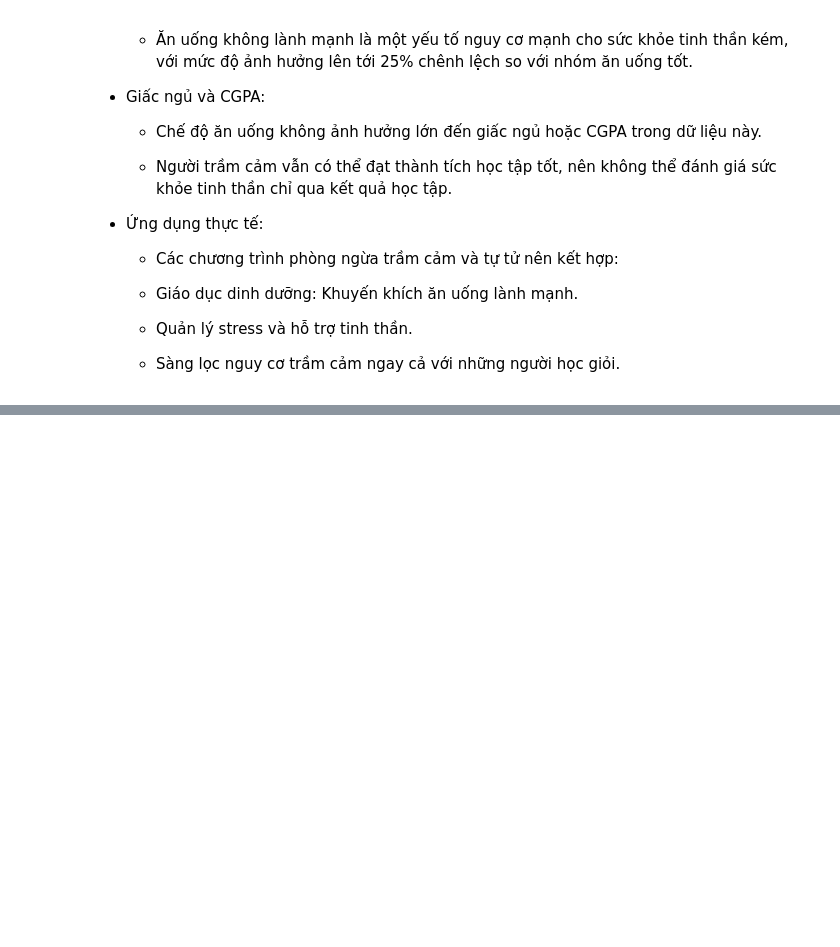
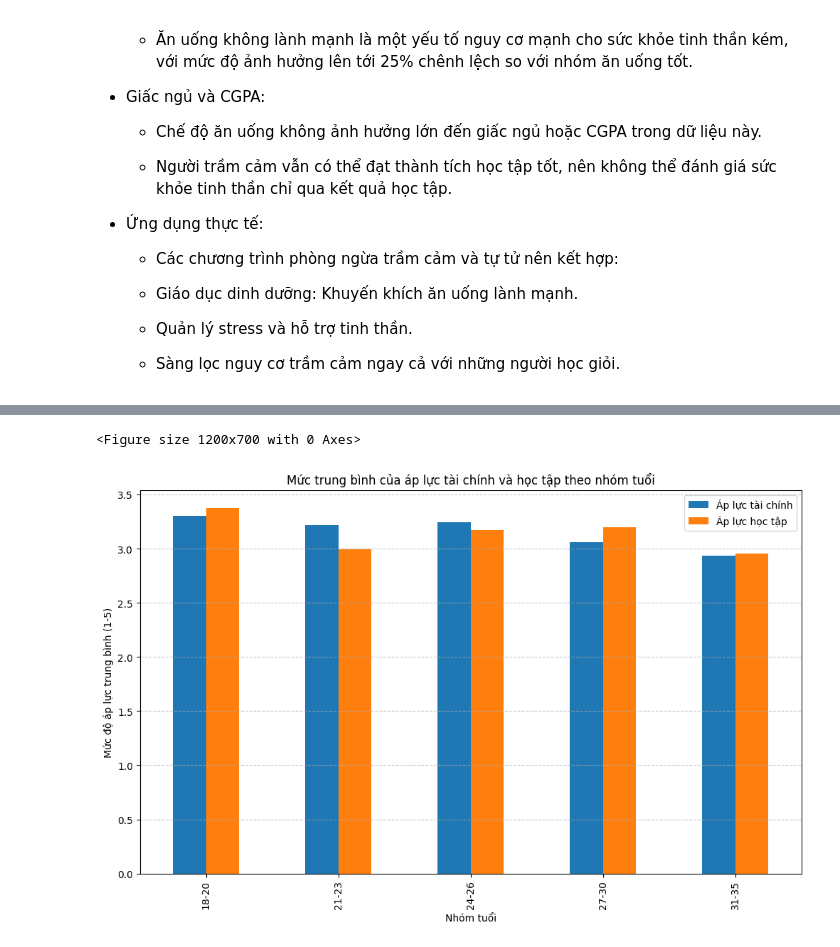
Before and after one commit to Dzivilord/Data_Insight_AI, a Jupyter notebook: src/ExploringData/Visualization_data.ipynb, the cells around one changed output, grey strips where cells are left out. Cells and saved outputs as stored; diff of their text form; code cells hidden in the pictures; blank space fills up the shorter version.

```diff
--- a/src/ExploringData/Visualization_data.ipynb
+++ b/src/ExploringData/Visualization_data.ipynb
@@ -892,0 +1020,20 @@ plt.show()
+# %%
+# 4. Biểu đồ mức trung bình của áp lực tài chính và học tập theo nhóm tuổi
+plt.figure(figsize=(12, 7))
+
+# Tạo nhóm tuổi
+finanical_stress_depression_analyze_df['Age Group'] = pd.cut(finanical_stress_depression_analyze_df['Age'], bins=[17, 20, 23, 26, 30, 35], labels=['18-20', '21-23', '24-26', '27-30', '31-35'])
+
+# Tính trung bình của áp lực theo nhóm tuổi
+age_pressure = finanical_stress_depression_analyze_df.groupby('Age Group')[['Financial Stress', 'Academic Pressure']].mean()
+
+age_pressure.plot(kind='bar', figsize=(12, 7))
+plt.title('Mức trung bình của áp lực tài chính và học tập theo nhóm tuổi')
+plt.xlabel('Nhóm tuổi')
+plt.ylabel('Mức độ áp lực trung bình (1-5)')
+plt.grid(axis='y', linestyle='--', alpha=0.7)
+plt.legend(['Áp lực tài chính', 'Áp lực học tập'])
+plt.show()
+# %% [output]
+<Figure size 1200x700 with 0 Axes>
+[figure, added]
```
Also changed, not shown: parts of 19 cells of this notebook.
